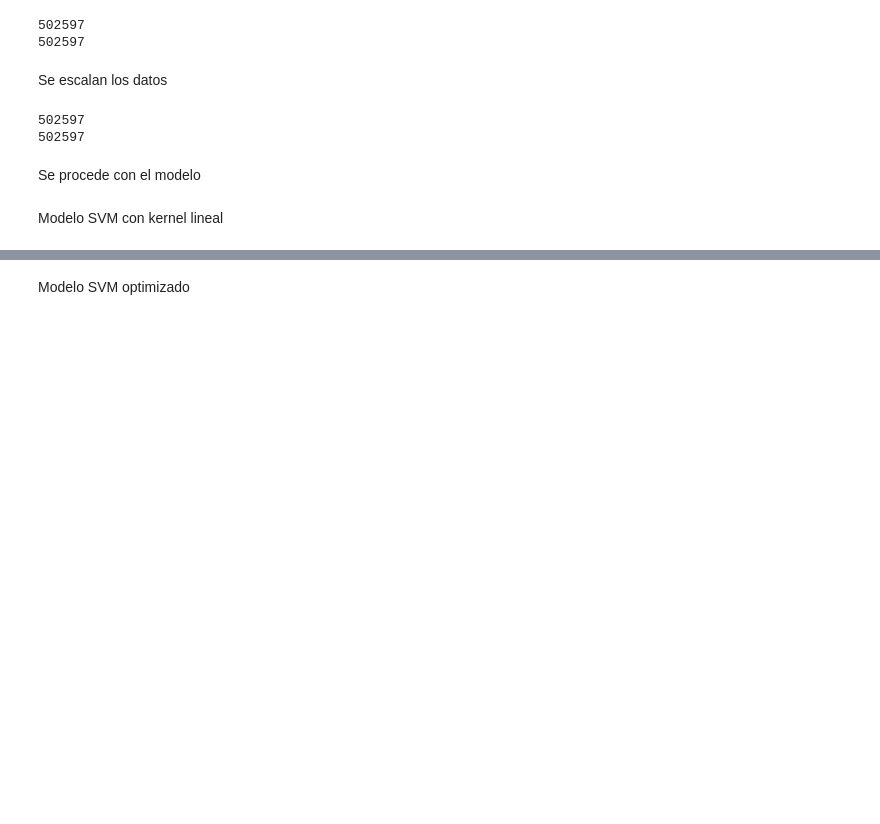
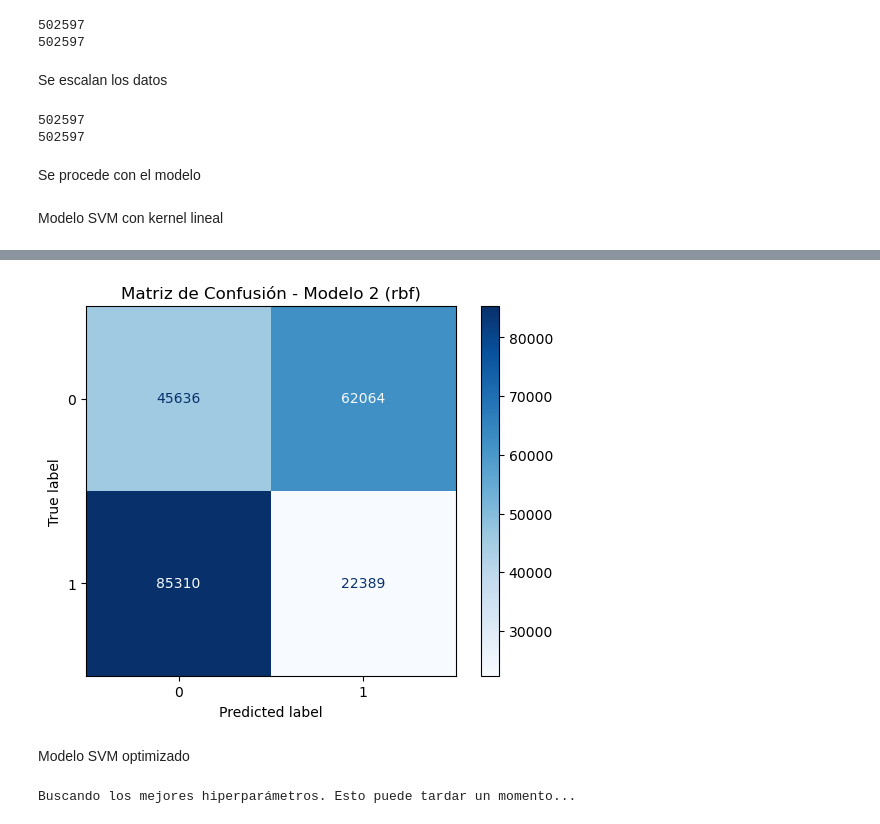
Before and after one commit to Ari-Castellanos/Proyecto2_MD, a Jupyter notebook: MetodoSVM.ipynb, the cells around one changed output, grey strips where cells are left out. Saved outputs shown, nothing was run; the diff lists cells and outputs as text; code cells hidden in the pictures; blank space fills up the shorter version.

```diff
--- a/MetodoSVM.ipynb
+++ b/MetodoSVM.ipynb
@@ -231,2 +262,35 @@ Modelo SVM con kernel rbf
+# %%
+predm2=modelo2.predict(X_test)
+# %%
+plot_confusion(y_test,predm2,"Matriz de Confusión - Modelo 2 (rbf)")
+# %% [output]
+[figure, added]
 # %% [markdown]
 Modelo SVM optimizado
+# %%
+param_dist = {
+    'kernel': ['linear', 'rbf', 'sigmoid'],
+    'C': [0.1, 1, 10],
+    'gamma': [0.1, 1, 10]
+}
+
+optim = GridSearchCV(
+    estimator=modelo2,
+    param_grid=param_dist,
+    scoring='accuracy',
+    cv=3,
+    n_jobs=-1
+)
+
+
+print("Buscando los mejores hiperparámetros. Esto puede tardar un momento...")
+optim.fit(X_train, y_train)
+
+print("\n¡Búsqueda terminada!")
+print(f"Mejor valor de Recall encontrado: {optim.best_score_:.4f}")
+print("Mejores parámetros encontrados:")
+print(optim.best_params_)
+
+mejor_modelo = optim.best_estimator_
+# %% [output]
+Buscando los mejores hiperparámetros. Esto puede tardar un momento...
```
Also changed, not shown: parts of 9 cells of this notebook.
